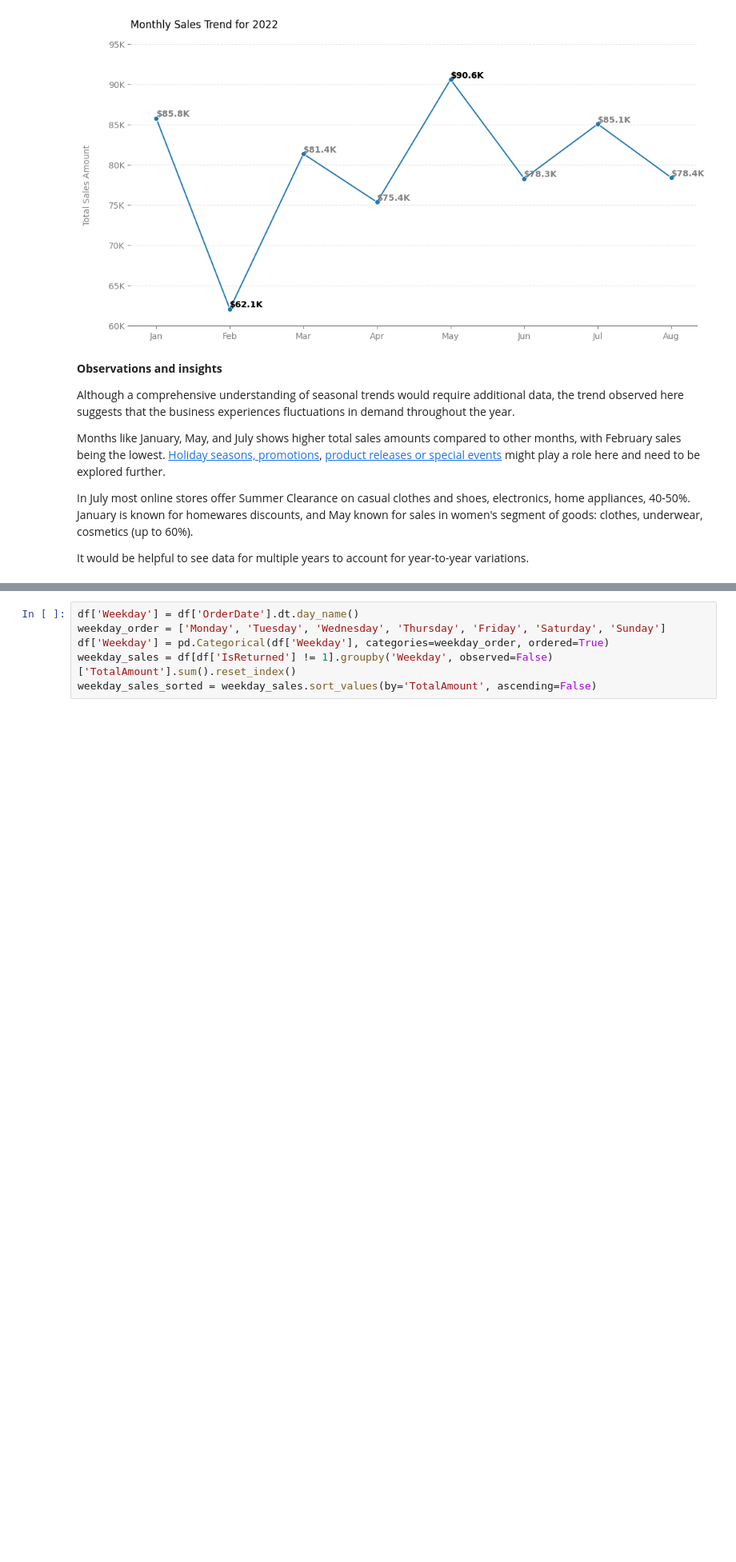
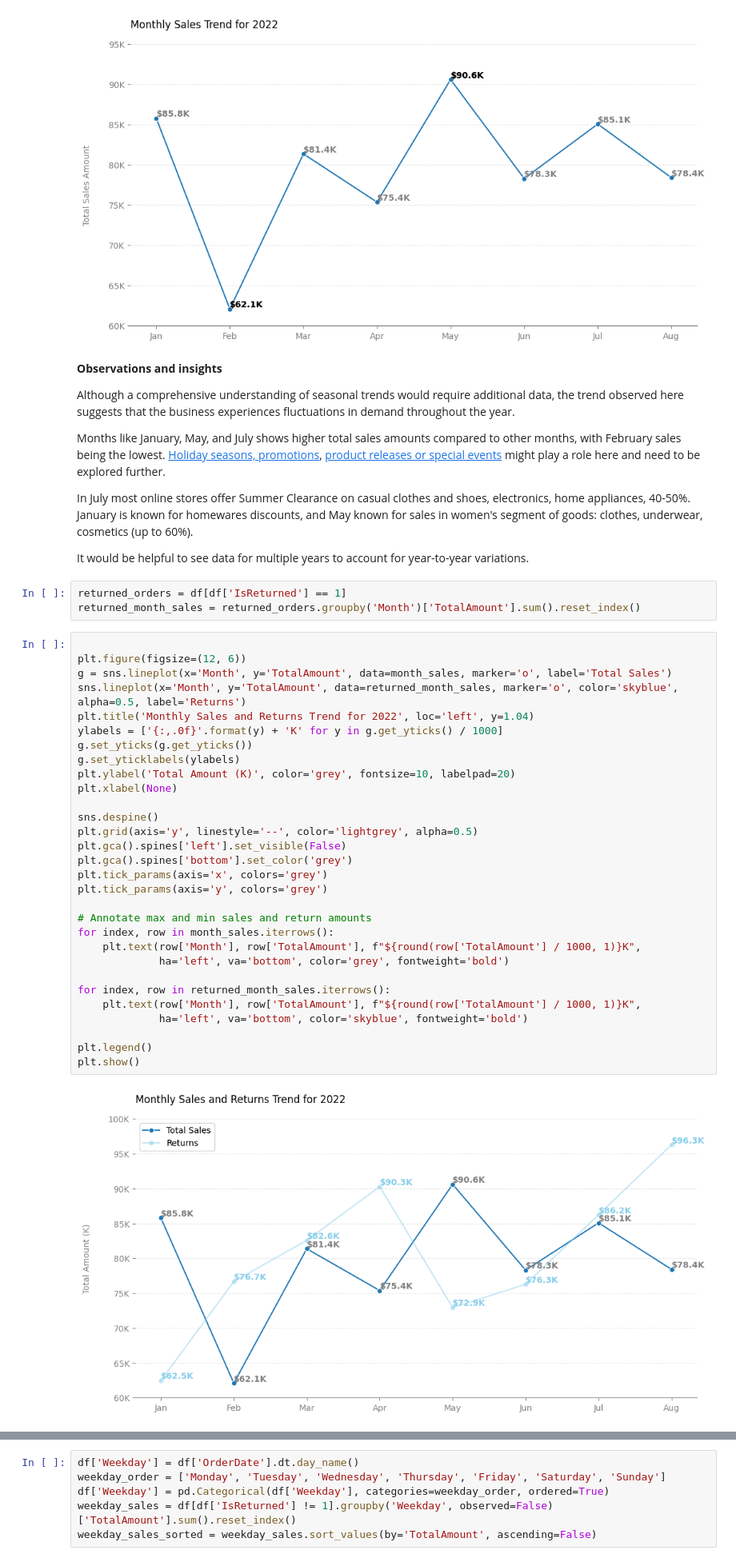
Before and after one commit to YuliaVK/Data-Analytics, a Jupyter notebook: EDA_Sales/notebooks/Sales_EDA.ipynb, the cells around one changed output, grey strips where cells are left out. Shown: that part at 80% size. Saved outputs shown, nothing was run; the diff lists cells and outputs as text; blank space fills up the shorter version.

```diff
--- a/EDA_Sales/notebooks/Sales_EDA.ipynb
+++ b/EDA_Sales/notebooks/Sales_EDA.ipynb
@@ -131,3 +131,38 @@ Months like January, May, and July shows higher total sales amounts compared to
 In July most online stores offer Summer Clearance on casual clothes and shoes, electronics, home appliances, 40-50%. January is known for homewares discounts, and May known for sales in women's segment of goods: clothes, underwear, cosmetics (up to 60%).
 
 It would be helpful to see data for multiple years to account for year-to-year variations.
+# %%
+returned_orders = df[df['IsReturned'] == 1]
+returned_month_sales = returned_orders.groupby('Month')['TotalAmount'].sum().reset_index()
+# %%
+
+plt.figure(figsize=(12, 6))
+g = sns.lineplot(x='Month', y='TotalAmount', data=month_sales, marker='o', label='Total Sales')
+sns.lineplot(x='Month', y='TotalAmount', data=returned_month_sales, marker='o', color='skyblue', alpha=0.5, label='Returns')
+plt.title('Monthly Sales and Returns Trend for 2022', loc='left', y=1.04)
+ylabels = ['{:,.0f}'.format(y) + 'K' for y in g.get_yticks() / 1000]
+g.set_yticks(g.get_yticks())
+g.set_yticklabels(ylabels)
+plt.ylabel('Total Amount (K)', color='grey', fontsize=10, labelpad=20)
+plt.xlabel(None)
+
+sns.despine()
+plt.grid(axis='y', linestyle='--', color='lightgrey', alpha=0.5)
+plt.gca().spines['left'].set_visible(False)
+plt.gca().spines['bottom'].set_color('grey')
+plt.tick_params(axis='x', colors='grey')
+plt.tick_params(axis='y', colors='grey')
+
+# Annotate max and min sales and return amounts
+for index, row in month_sales.iterrows():
+    plt.text(row['Month'], row['TotalAmount'], f"${round(row['TotalAmount'] / 1000, 1)}K",
+             ha='left', va='bottom', color='grey', fontweight='bold')
+
+for index, row in returned_month_sales.iterrows():
+    plt.text(row['Month'], row['TotalAmount'], f"${round(row['TotalAmount'] / 1000, 1)}K",
+             ha='left', va='bottom', color='skyblue', fontweight='bold')
+
+plt.legend()
+plt.show()
+# %% [output]
+[figure, added]
```
Also changed, not shown: parts of 3 cells of this notebook.
